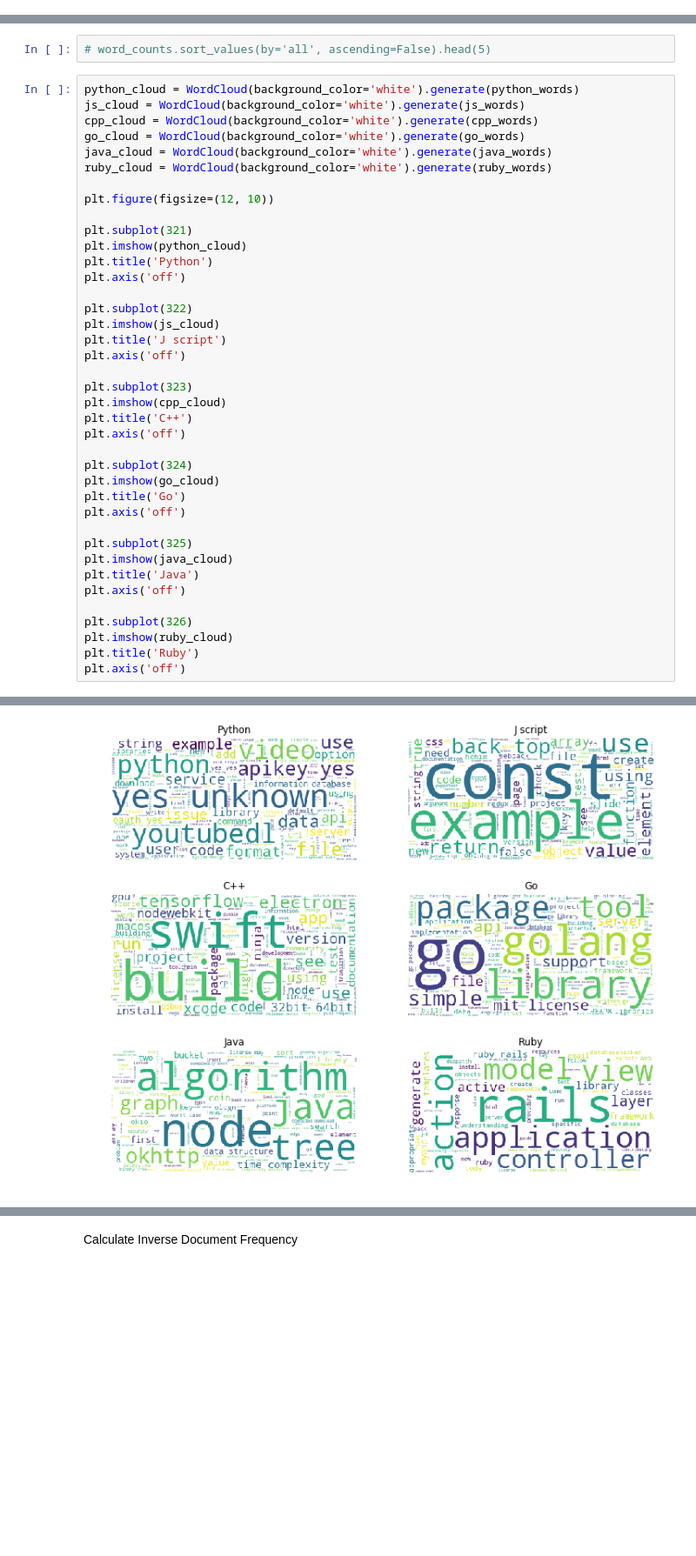
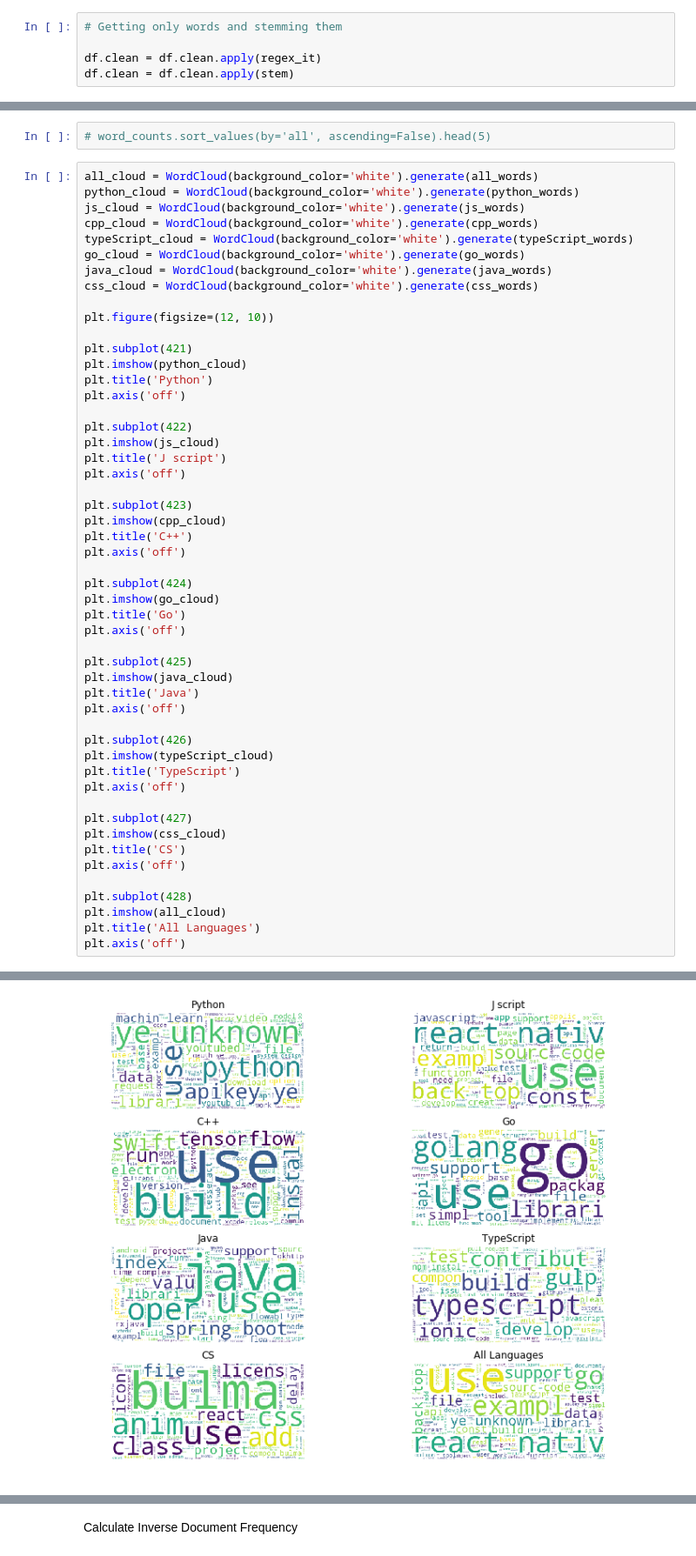
Before and after one commit to nlp-project-steven-gary/nlp_project, a Jupyter notebook: nlp_gary.ipynb, the cells around one changed output, grey strips where cells are left out. Shown at 87% size. Cells and saved outputs as stored; diff of their text form; blank space fills up the shorter version.

```diff
--- a/nlp_gary.ipynb
+++ b/nlp_gary.ipynb
@@ -221 +250,6 @@ else:
+# %%
+# Getting only words and stemming them
+
+df.clean = df.clean.apply(regex_it)
+df.clean = df.clean.apply(stem)
 # %%
@@ -262,44 +297,56 @@ word_counts = (pd.concat([all_freq, js_freq, python_freq, cpp_freq,typeScript_fr
 # %%
 # word_counts.sort_values(by='all', ascending=False).head(5)
 # %%
+all_cloud = WordCloud(background_color='white').generate(all_words)
 python_cloud = WordCloud(background_color='white').generate(python_words)
 js_cloud = WordCloud(background_color='white').generate(js_words)
 cpp_cloud = WordCloud(background_color='white').generate(cpp_words)
+typeScript_cloud = WordCloud(background_color='white').generate(typeScript_words)
 go_cloud = WordCloud(background_color='white').generate(go_words)
 java_cloud = WordCloud(background_color='white').generate(java_words)
-ruby_cloud = WordCloud(background_color='white').generate(ruby_words)
+css_cloud = WordCloud(background_color='white').generate(css_words)
 
 plt.figure(figsize=(12, 10))
 
-plt.subplot(321)
+plt.subplot(421)
 plt.imshow(python_cloud)
 plt.title('Python')
 plt.axis('off')
 
-plt.subplot(322)
+plt.subplot(422)
 plt.imshow(js_cloud)
 plt.title('J script')
 plt.axis('off')
 
-plt.subplot(323)
+plt.subplot(423)
 plt.imshow(cpp_cloud)
 plt.title('C++')
 plt.axis('off')
 
-plt.subplot(324)
+plt.subplot(424)
 plt.imshow(go_cloud)
 plt.title('Go')
 plt.axis('off')
 
-plt.subplot(325)
+plt.subplot(425)
 plt.imshow(java_cloud)
 plt.title('Java')
 plt.axis('off')
 
-plt.subplot(326)
-plt.imshow(ruby_cloud)
-plt.title('Ruby')
+plt.subplot(426)
+plt.imshow(typeScript_cloud)
+plt.title('TypeScript')
 plt.axis('off')
+
+plt.subplot(427)
+plt.imshow(css_cloud)
+plt.title('CS')
+plt.axis('off')
+
+plt.subplot(428)
+plt.imshow(all_cloud)
+plt.title('All Languages')
+plt.axis('off')
 # %% [output]
 (-0.5, 399.5, 199.5, -0.5)
-[figure, old version]
+[figure, new version]
```
Also changed, not shown: parts of 13 cells of this notebook.
